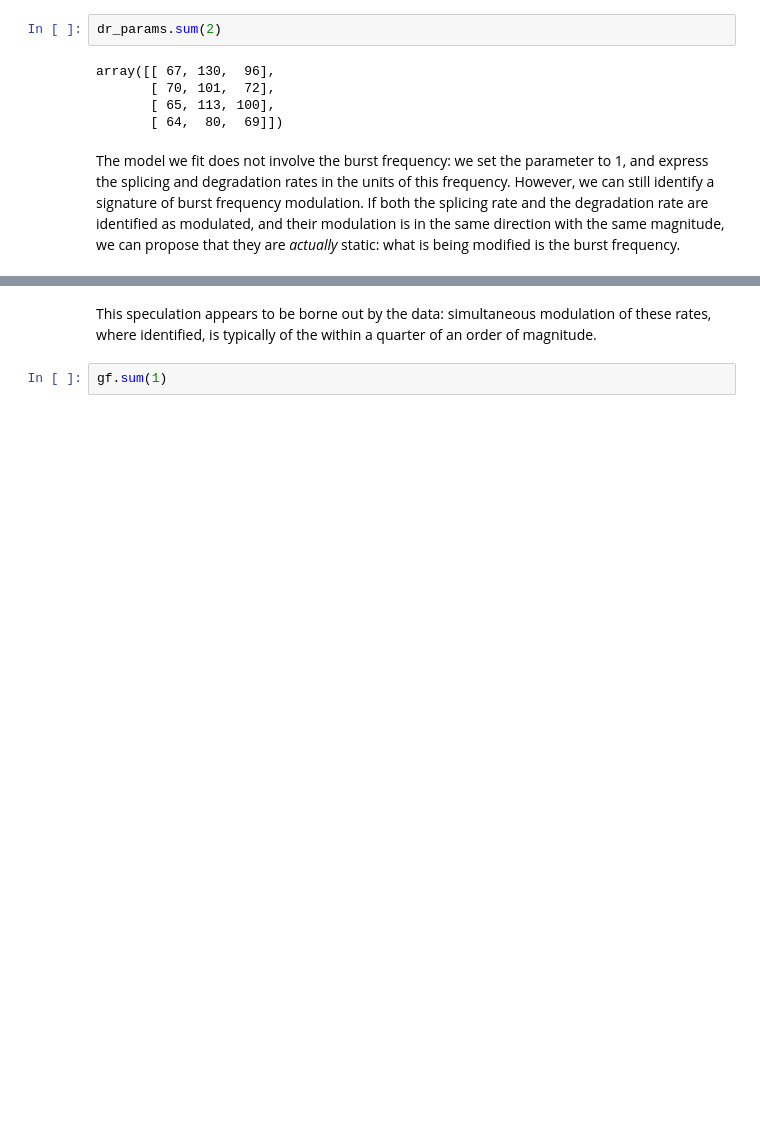
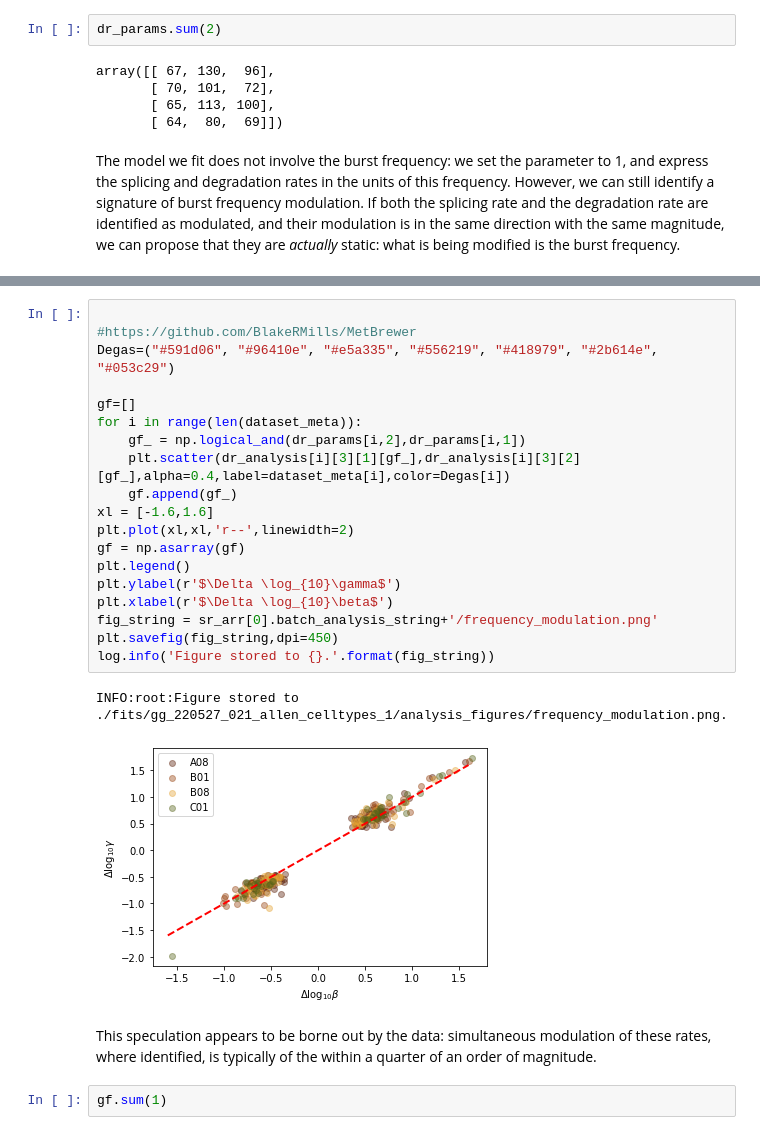
Before and after one commit to pachterlab/monod_examples, a Jupyter notebook: manuscript_computation/gg220529_allen_celltypes_de_analysis.ipynb, the cells around one changed output, grey strips where cells are left out. Drawn from its saved outputs; the diff is of its cells as text; blank space fills up the shorter version.

```diff
--- a/manuscript_computation/gg220529_allen_celltypes_de_analysis.ipynb
+++ b/manuscript_computation/gg220529_allen_celltypes_de_analysis.ipynb
@@ -219,4 +219,26 @@ INFO:root:Figure stored to ./fits/gg_220527_021_allen_celltypes_1/analysis_figur
 [figure]
+# %%
+
+#https://github.com/BlakeRMills/MetBrewer
+Degas=("#591d06", "#96410e", "#e5a335", "#556219", "#418979", "#2b614e", "#053c29")
+
+gf=[]
+for i in range(len(dataset_meta)):
+    gf_ = np.logical_and(dr_params[i,2],dr_params[i,1])
+    plt.scatter(dr_analysis[i][3][1][gf_],dr_analysis[i][3][2][gf_],alpha=0.4,label=dataset_meta[i],color=Degas[i])
+    gf.append(gf_)
+xl = [-1.6,1.6]
+plt.plot(xl,xl,'r--',linewidth=2)
+gf = np.asarray(gf)
+plt.legend()
+plt.ylabel(r'$\Delta \log_{10}\gamma$')
+plt.xlabel(r'$\Delta \log_{10}\beta$')
+fig_string = sr_arr[0].batch_analysis_string+'/frequency_modulation.png'
+plt.savefig(fig_string,dpi=450)
+log.info('Figure stored to {}.'.format(fig_string))
+# %% [output]
+INFO:root:Figure stored to ./fits/gg_220527_021_allen_celltypes_1/analysis_figures/frequency_modulation.png.
+[figure, added]
 # %% [markdown]
 This speculation appears to be borne out by the data: simultaneous modulation of these rates, where identified, is typically of the within a quarter of an order of magnitude.
 # %%
```
Also changed, not shown: parts of 1 cell of this notebook.
